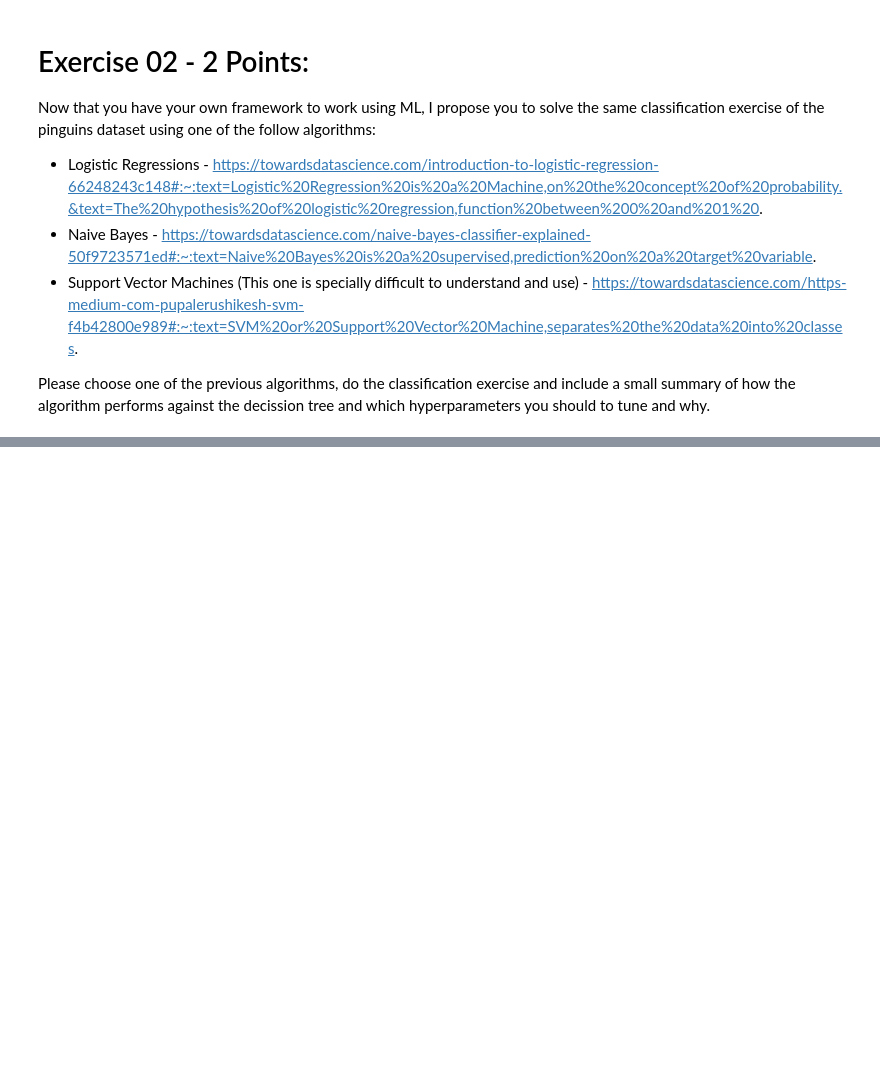
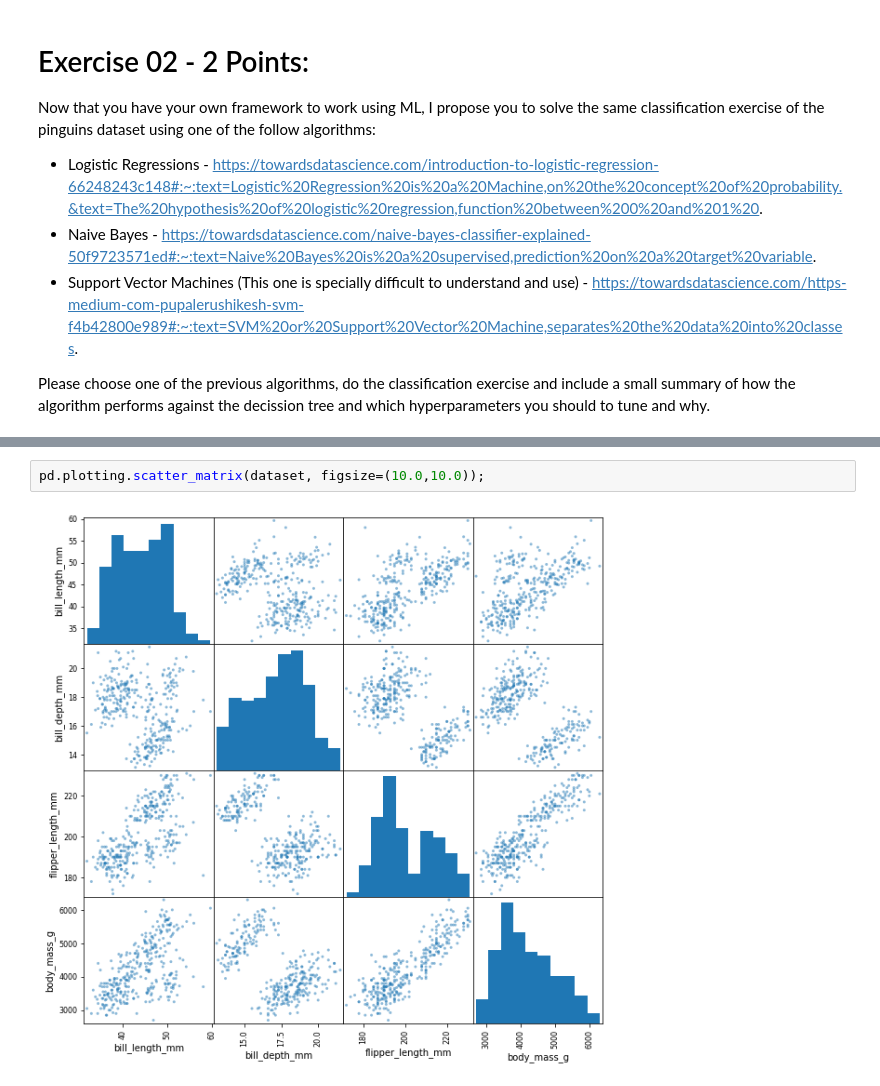
Before and after one commit to hecescam/IA3, a Jupyter notebook: ML_Exercises.ipynb, the cells around one changed output, grey strips where cells are left out. Drawn from its saved outputs; the diff is of its cells as text; blank space fills up the shorter version.

```diff
--- a/ML_Exercises.ipynb
+++ b/ML_Exercises.ipynb
@@ -26,0 +198,4 @@ Please choose one of the previous algorithms, do the classification exercise and
+# %%
+pd.plotting.scatter_matrix(dataset, figsize=(10.0,10.0));
+# %% [output]
+[figure, added]
```
Also changed, not shown: parts of 33 cells of this notebook.
